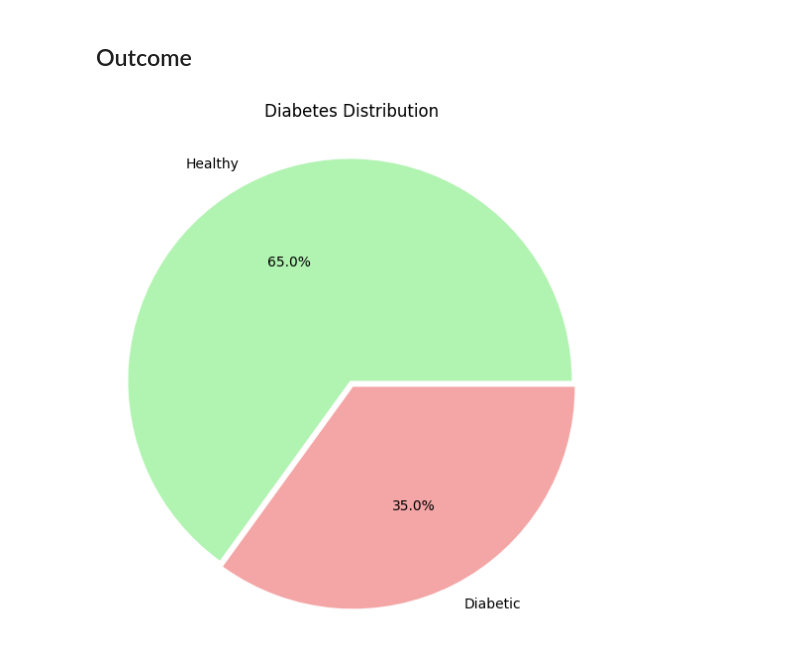
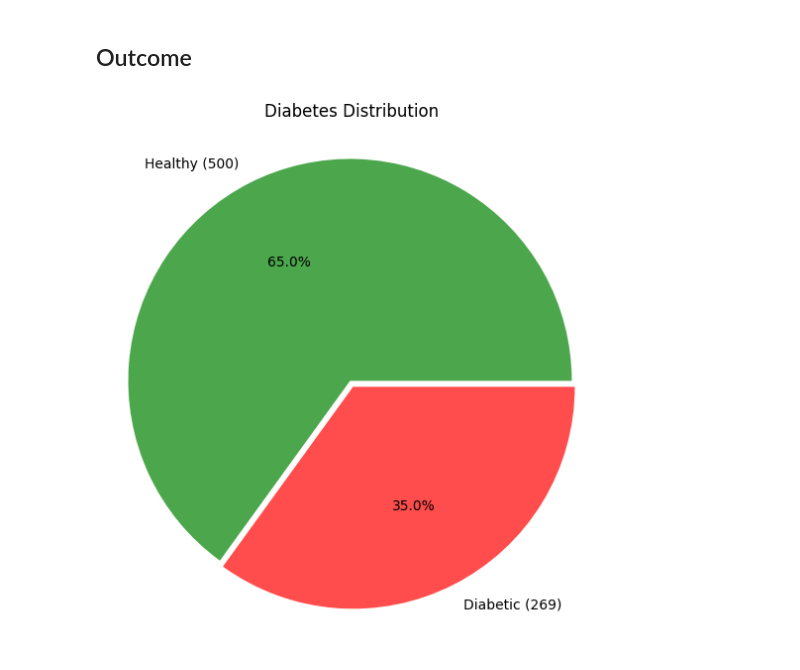
Before and after one commit to Bluxen/DA-Project1, a Jupyter notebook: 13_diabetes_prediction.ipynb, the cells around one changed output. Drawn from its saved outputs; the diff is of its cells as text; code cells hidden in the pictures.

```diff
--- a/13_diabetes_prediction.ipynb
+++ b/13_diabetes_prediction.ipynb
@@ -375,12 +374,13 @@ plt.show()
 # %%
 # pie chart of outcome
 outcomes = diabetes['Outcome'].value_counts()
 explode = (0.03, 0)
-colors = [mcolors.to_rgba('lightgreen', alpha=0.7), mcolors.to_rgba('lightcoral', alpha=0.7)]  # named colors with alpha = 0.6
-plt.pie(outcomes, explode=explode, labels=['Healthy', 'Diabetic'], autopct='%1.1f%%', colors=colors)
+colors = [mcolors.to_rgba('green', alpha=0.7), mcolors.to_rgba('red', alpha=0.7)]  # named colors with alpha = 0.6
+labels = ['Healthy ({})'.format(outcomes[0]), 'Diabetic ({})'.format(outcomes[1])]
+plt.pie(outcomes, explode=explode, labels=labels, autopct='%1.1f%%', colors=colors)
 plt.axis('equal')
 plt.title('Diabetes Distribution')
 plt.subplots_adjust(top=1.2)
 plt.show()
 # %% [output]
-[figure, old version]
+[figure, new version]
```
Also changed, not shown: parts of 7 cells of this notebook.
